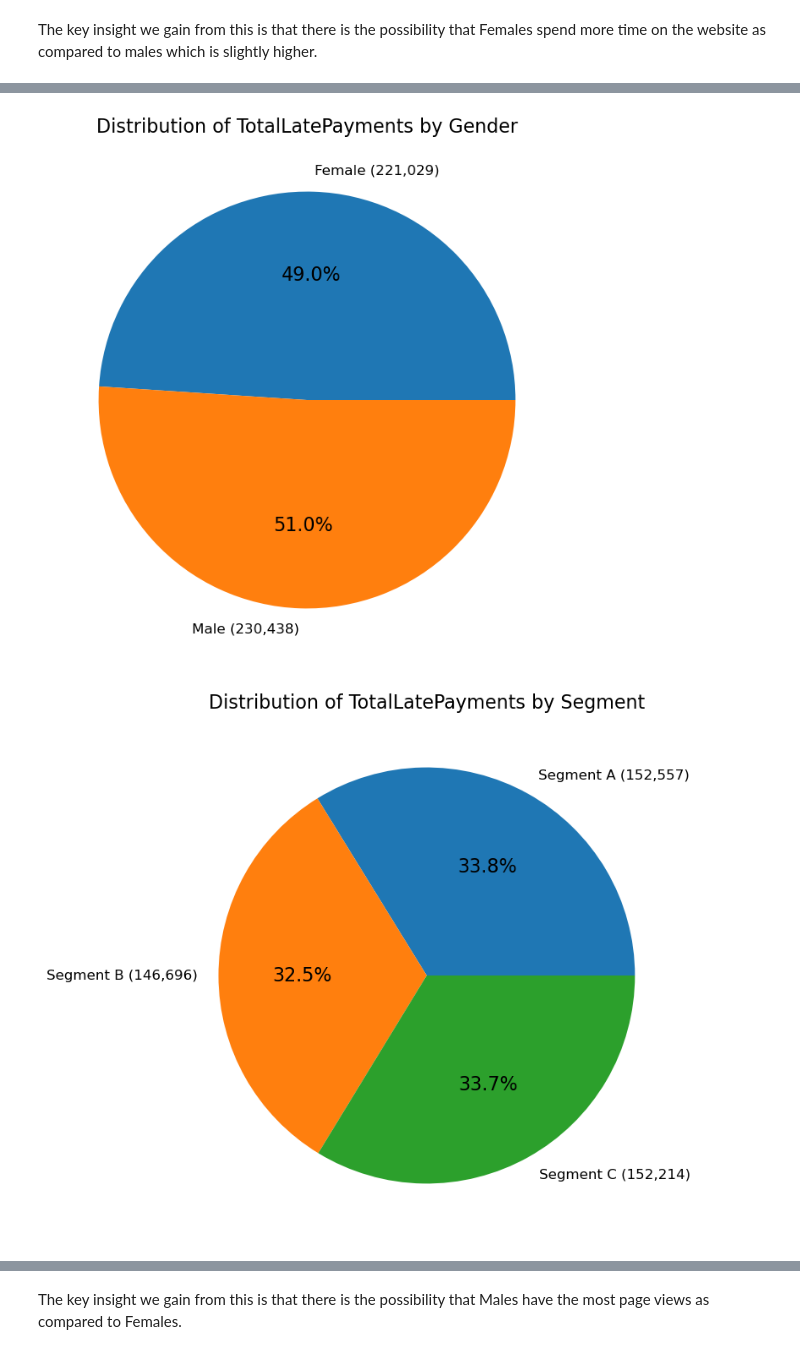
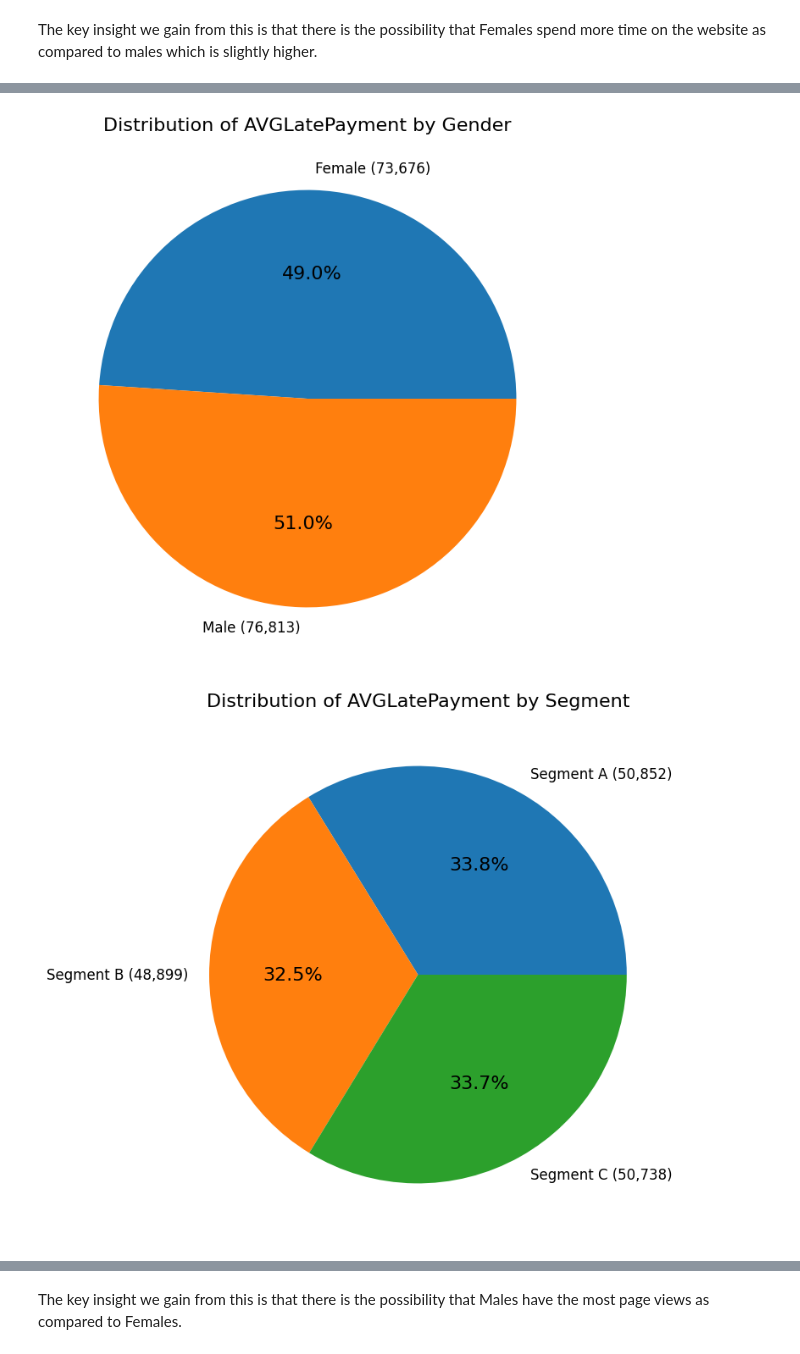
Before and after one commit to mongare70/customer-churn-prediction, a Jupyter notebook: reder-prediction/EDA/eda.ipynb, the cells around one changed output, grey strips where cells are left out. Saved outputs shown, nothing was run; the diff lists cells and outputs as text; code cells hidden in the pictures.

```diff
--- a/reder-prediction/EDA/eda.ipynb
+++ b/reder-prediction/EDA/eda.ipynb
@@ -271,28 +305,28 @@ plt.show()
 # %%
-# Group by Gender and sum the TotalLatePayments
-segment_sums = df.groupby('Gender')['TotalLatePayments'].sum()
+# Group by Gender and sum the AVGLatePayment
+segment_sums = df.groupby('Gender')['AVGLatePayment'].sum()
 
-# Plot a pie chart of TotalLatePayments against Gender
+# Plot a pie chart of AVGLatePayment against Gender
 # Add totals to labels
 labels = [f"{seg} ({val:,.0f})" for seg, val in segment_sums.items()]
 
 plt.figure(figsize=(8, 8))
 plt.pie(segment_sums, labels=labels, autopct='%1.1f%%')
-plt.title('Distribution of TotalLatePayments by Gender')
+plt.title('Distribution of AVGLatePayment by Gender')
 plt.show()
 # %% [output]
-[figure, old version]
+[figure, new version]
 # %%
-# Group by Segment and sum the TotalLatePayments
-segment_sums = df.groupby('Segment')['TotalLatePayments'].sum()
+# Group by Segment and sum the AVGLatePayments
+segment_sums = df.groupby('Segment')['AVGLatePayment'].sum()
 
-# Plot a pie chart of TotalLatePayments against Segment
+# Plot a pie chart of AVGLatePayment against Segment
 # Add totals to labels
 labels = [f"{seg} ({val:,.0f})" for seg, val in segment_sums.items()]
 
 plt.figure(figsize=(8, 8))
 plt.pie(segment_sums, labels=labels, autopct='%1.1f%%')
-plt.title('Distribution of TotalLatePayments by Segment')
+plt.title('Distribution of AVGLatePayment by Segment')
 plt.show()
 # %% [output]
-[figure, old version]
+[figure, new version]
```
Also changed, not shown: parts of 34 cells of this notebook, 2 other files.
